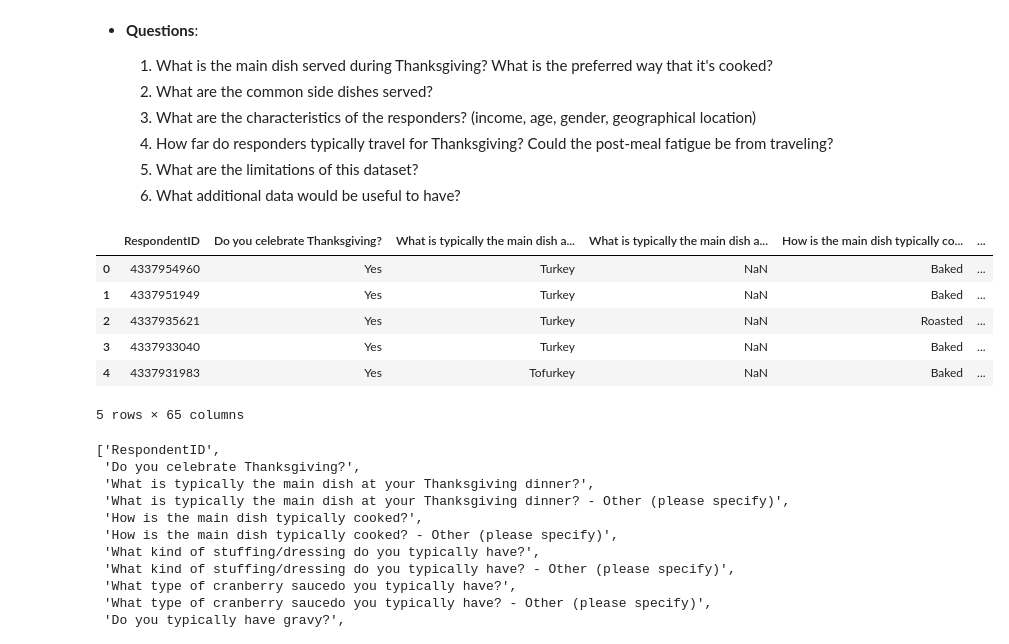
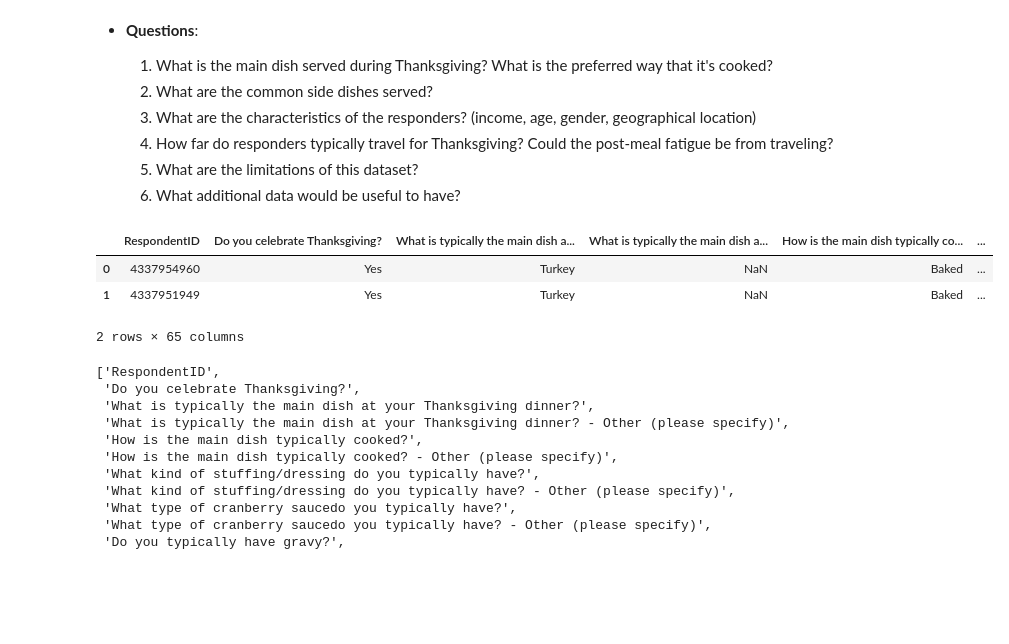
Before and after one commit to aalfiler/AB_caseStudy, a Jupyter notebook: nap_time.ipynb, the cells around one changed output. Cells and saved outputs as stored; diff of their text form; code cells hidden in the pictures; blank space fills up the shorter version.

```diff
--- a/nap_time.ipynb
+++ b/nap_time.ipynb
@@ -27,17 +28,14 @@ from pathlib import Path
 from pandas.plotting import register_matplotlib_converters
 # %%
 # Read data
-thanks_path = Path('/Users/aalfiler/Sites/career_dev/AB_CaseStudy/thanksgiving-2015/thanksgiving-2015-data.csv')
+thanks_path = Path('/Users/aalfiler/Sites/career_dev/AB_CaseStudy/data-thanksgiving-2015/thanksgiving-2015-data.csv')
 thanks = pd.read_csv(thanks_path)
-thanks.head()
+thanks.head(2)
 # %% [output]
 |  | RespondentID | Do you celebrate Thanksgiving? | What is typically the main dish a... | What is typically the main dish a... | How is the main dish typically co... | ... |
 | 0 | 4337954960 | Yes | Turkey | NaN | Baked | ... |
 | 1 | 4337951949 | Yes | Turkey | NaN | Baked | ... |
-| 2 | 4337935621 | Yes | Turkey | NaN | Roasted | ... |
-| 3 | 4337933040 | Yes | Turkey | NaN | Baked | ... |
-| 4 | 4337931983 | Yes | Tofurkey | NaN | Baked | ... |
-5 rows × 65 columns
+2 rows × 65 columns
 # %%
 #identify column headers
 list(thanks.columns)
```
Also changed, not shown: parts of 9 cells of this notebook, 4 other files.
